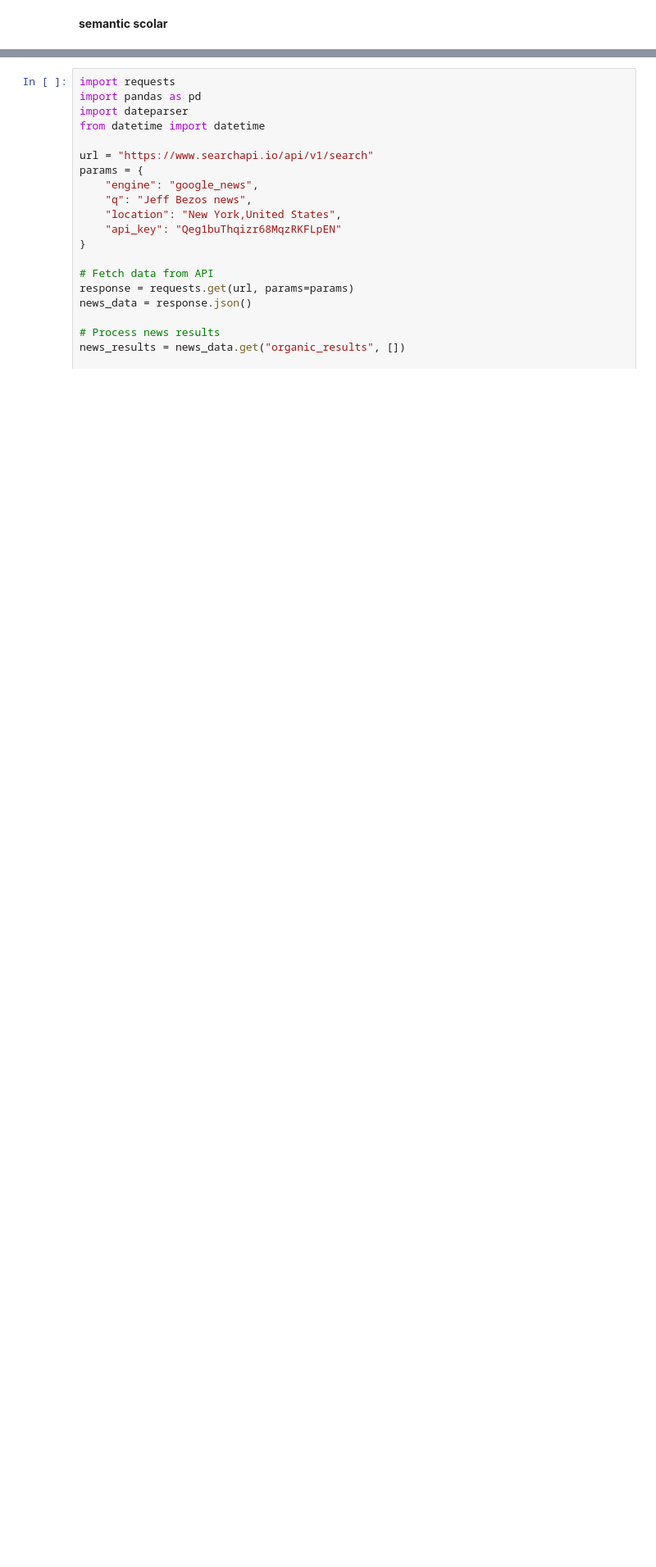
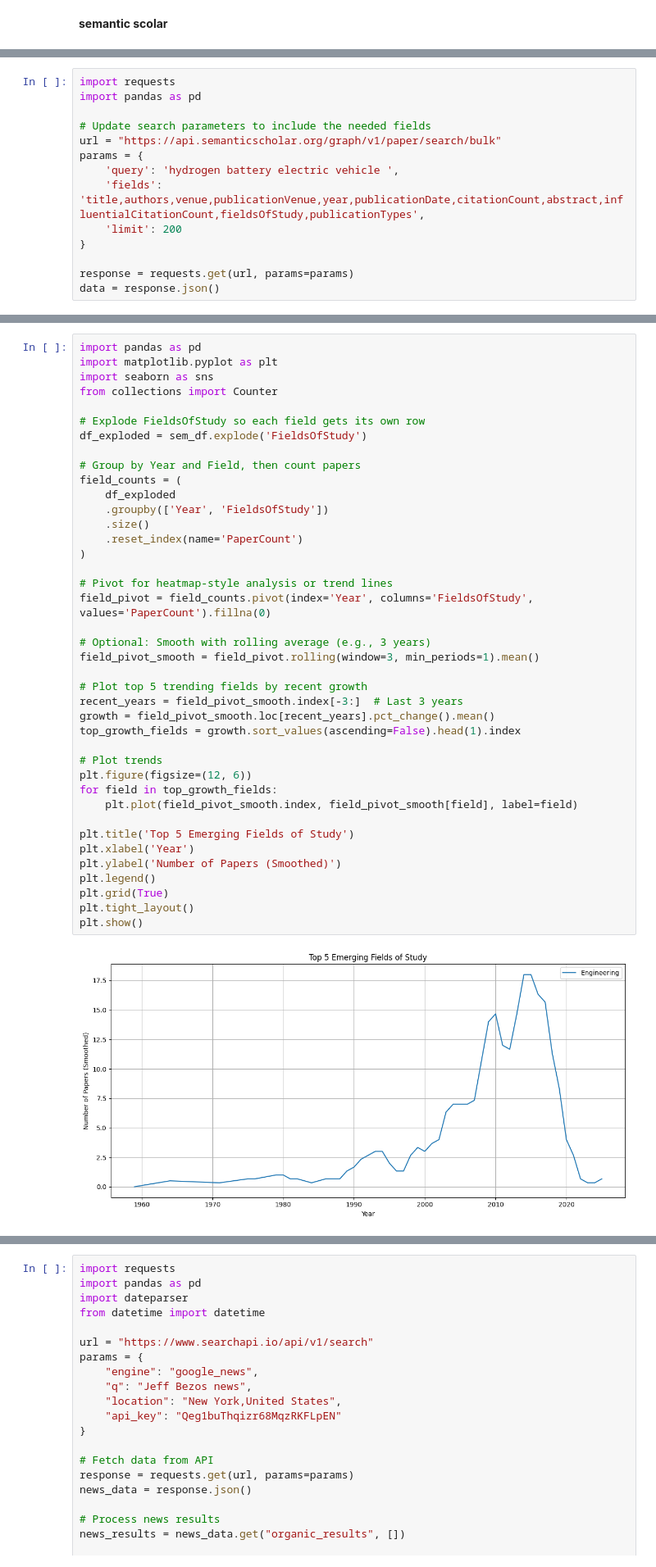
Before and after one commit to tasnim2410/technology-trend-analysis, a Jupyter notebook: scientific_data_collection.ipynb, the cells around one changed output, grey strips where cells are left out. Shown at 82% size. Cells and saved outputs as stored; diff of their text form; blank space fills up the shorter version.

```diff
--- a/scientific_data_collection.ipynb
+++ b/scientific_data_collection.ipynb
@@ -63,0 +45,14 @@ else:
+# %%
+import requests
+import pandas as pd
+
+# Update search parameters to include the needed fields
+url = "https://api.semanticscholar.org/graph/v1/paper/search/bulk"
+params = {
+    'query': 'hydrogen battery electric vehicle ',
+    'fields': 'title,authors,venue,publicationVenue,year,publicationDate,citationCount,abstract,influentialCitationCount,fieldsOfStudy,publicationTypes',
+    'limit': 200
+}
+
+response = requests.get(url, params=params)
+data = response.json()
@@ -63,0 +140,42 @@ else:
+# %%
+import pandas as pd
+import matplotlib.pyplot as plt
+import seaborn as sns
+from collections import Counter
+
+# Explode FieldsOfStudy so each field gets its own row
+df_exploded = sem_df.explode('FieldsOfStudy')
+
+# Group by Year and Field, then count papers
+field_counts = (
+    df_exploded
+    .groupby(['Year', 'FieldsOfStudy'])
+    .size()
+    .reset_index(name='PaperCount')
+)
+
+# Pivot for heatmap-style analysis or trend lines
+field_pivot = field_counts.pivot(index='Year', columns='FieldsOfStudy', values='PaperCount').fillna(0)
+
+# Optional: Smooth with rolling average (e.g., 3 years)
+field_pivot_smooth = field_pivot.rolling(window=3, min_periods=1).mean()
+
+# Plot top 5 trending fields by recent growth
+recent_years = field_pivot_smooth.index[-3:]  # Last 3 years
+growth = field_pivot_smooth.loc[recent_years].pct_change().mean()
+top_growth_fields = growth.sort_values(ascending=False).head(1).index
+
+# Plot trends
+plt.figure(figsize=(12, 6))
+for field in top_growth_fields:
+    plt.plot(field_pivot_smooth.index, field_pivot_smooth[field], label=field)
+
+plt.title('Top 5 Emerging Fields of Study')
+plt.xlabel('Year')
+plt.ylabel('Number of Papers (Smoothed)')
+plt.legend()
+plt.grid(True)
+plt.tight_layout()
+plt.show()
+# %% [output]
+[figure, added]
```
Also changed, not shown: parts of 15 cells of this notebook, 4 other files.
